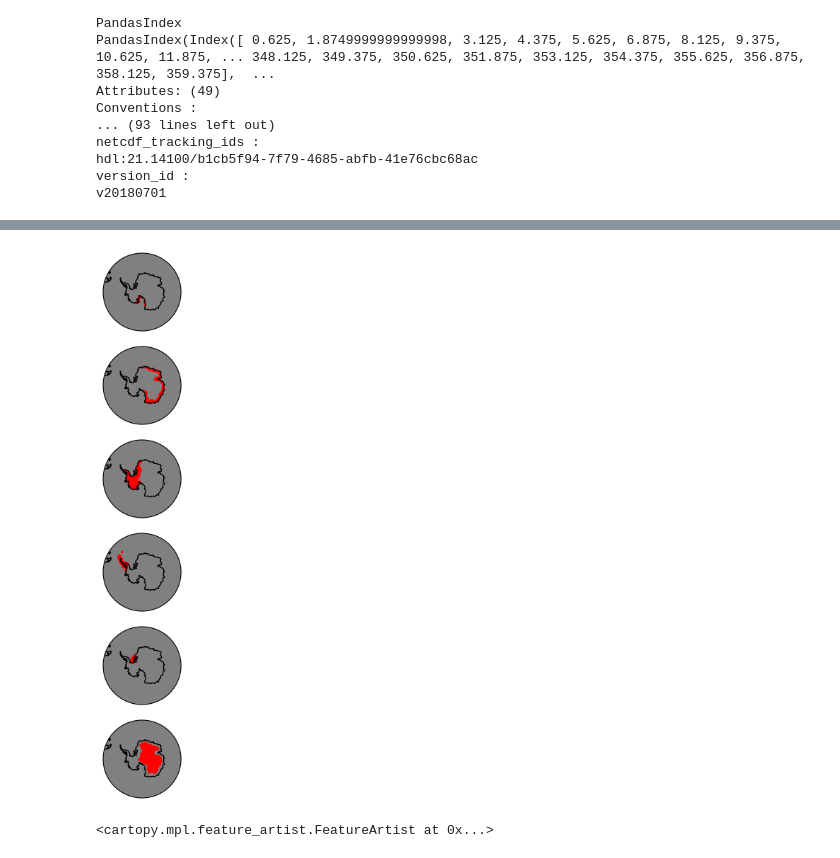
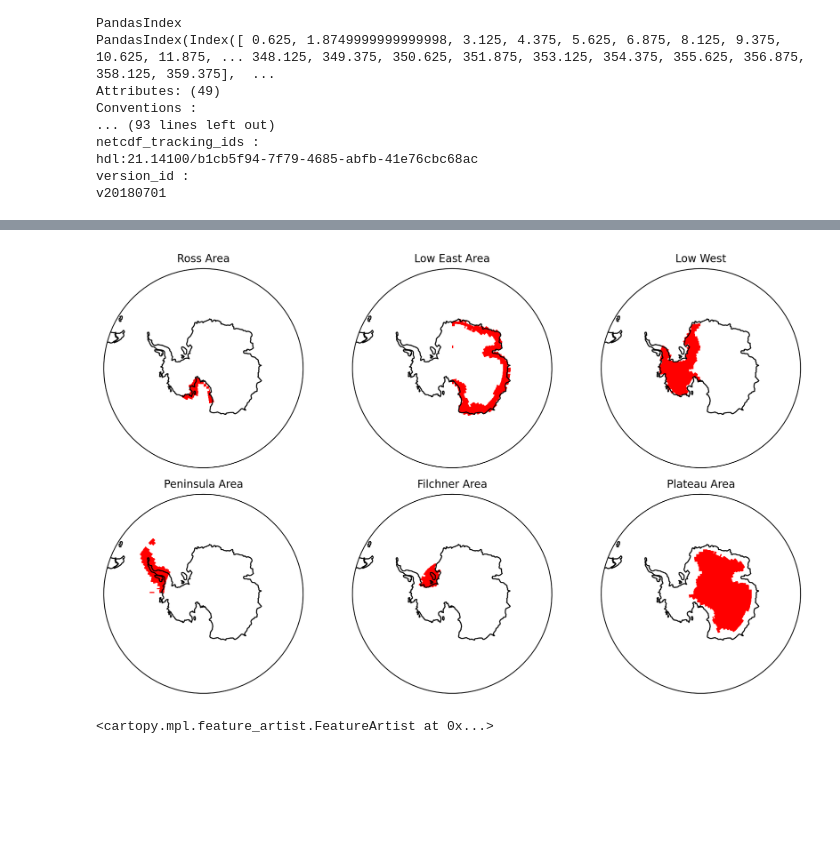
Before and after one commit to twass21/katabatic_winds, a Jupyter notebook: new mask code.ipynb, the cells around one changed output, grey strips where cells are left out. Drawn from its saved outputs; the diff is of its cells as text; code cells hidden in the pictures; blank space fills up the shorter version.

Commit message:
updated masks

```diff
--- a/new mask code.ipynb
+++ b/new mask code.ipynb
@@ -270,8 +299,9 @@ peninsula_ESM4 = ESM4_orog.sel(lat=slice(-74,-59)).sel(lon=slice(270,320))
 loweast_CM4 = CM4_orog.sel(lat=slice(-99,-59)).sel(lon=slice(0,180)).where(CM4_orog<=2250).where(CM4_orog>300)
 loweast_ESM4 = ESM4_orog.sel(lat=slice(-99,-59)).sel(lon=slice(0,180)).where(ESM4_orog<=2250).where(CM4_orog>300)
 
-lowwest_CM4 = CM4_orog.sel(lat=slice(-99,-59)).sel(lon=slice(180,360)).where(CM4_orog<=2250).where(CM4_orog>=300)
+lowwest_CM4 = CM4_orog.sel(lat=slice(-99,-72)).sel(lon=slice(180,360)).where(CM4_orog<=2250).where(CM4_orog>=300)
 lowwest_ESM4 = ESM4_orog.sel(lat=slice(-99,-59)).sel(lon=slice(180,360)).where(ESM4_orog<=2250).where(CM4_orog>=300)
+
 
 plateau_CM4 = CM4_orog.sel(lat=slice(-99,-59)).sel(lon=slice(0,360)).where(CM4_orog>=2250)
 plateau_ESM4 = ESM4_orog.sel(lat=slice(-99,-59)).sel(lon=slice(0,360)).where(ESM4_orog>=2250)
@@ -288,8 +318,8 @@ peninsula_ESM4_mask = (peninsula_ESM4 / peninsula_ESM4)
 loweast_CM4_mask = (loweast_CM4 / loweast_CM4)
 loweast_ESM4_mask = (loweast_ESM4 / loweast_ESM4)
 
-# test = peninsula_CM4_mask * 0
-lowwest_CM4_mask = (lowwest_CM4 /lowwest_CM4)
+#test = xr.zeros_like(peninsula_CM4_mask)
+lowwest_CM4_mask = ((lowwest_CM4) /lowwest_CM4)
 lowwest_ESM4_mask = (lowwest_ESM4 / lowwest_ESM4)
 
 plateau_CM4_mask = (plateau_CM4 / plateau_CM4)
@@ -307,11 +339,10 @@ plateau_ESM4_mask = (plateau_ESM4 / plateau_ESM4)
 
 # lowwest_CM4_mask.values
 # %%
-fig, ax = south_pole_map(cols=6, fig_size=(10,10),)
+fig, ax = south_pole_map(cols=3, rows=2,fig_size=(10,6))
 
 
-
-ross_CM4_mask.plot(ax=ax[0],
+ross_CM4_mask.plot(ax=ax[0,0],
               transform =ccrs.PlateCarree(),
               vmin=0,
               vmax=4000,
@@ -319,46 +350,97 @@ ross_CM4_mask.plot(ax=ax[0],
                # alpha= 0.5,
               cmap='r',add_colorbar=False, levels=60)
 
-loweast_CM4_mask.plot(ax=ax[1],
+loweast_CM4_mask.plot(ax=ax[0,1],
               transform =ccrs.PlateCarree(),
               vmin=0,
               vmax=4000,
               extend='both',
                # alpha=0.5,
               cmap='r', add_colorbar=False, levels=60)
-lowwest_CM4_mask.plot(ax=ax[2],
+lowwest_CM4_mask.plot(ax=ax[0,2],
                transform =ccrs.PlateCarree(),
                vmin=0,
                vmax=4000,
                extend='both',
                 # alpha= 0.2,
                cmap='r',add_colorbar=False, levels=60)
 
-peninsula_CM4_mask.plot(ax=ax[3],
+peninsula_CM4_mask.plot(ax=ax[1,0],
             transform =ccrs.PlateCarree(),
               vmin=0,
                vmax=4000,
                extend='both',
                 # alpha=0.5,
                cmap= 'r',add_colorbar=False, levels=60)
-filchner_CM4_mask.plot(ax=ax[4],
+filchner_CM4_mask.plot(ax=ax[1,1],
               transform =ccrs.PlateCarree(),
               vmin=0,
               vmax=4000,
               extend='both',
               cmap='r',add_colorbar=False, levels=60)
-plateau_CM4_mask.plot(ax=ax[5],
+plateau_CM4_mask.plot(ax=ax[1,2],
               transform =ccrs.PlateCarree(),
               vmin=0,
               vmax=4000,
               extend='both',
                # alpha=0.5,
               cmap='r',add_colorbar=False, levels=60)
+# ross_CM4_mask.plot(ax=ax[1,4],
+#                transform =ccrs.PlateCarree(),
+#                extend='both',
+#                cmap="Oranges", add_colorbar=False)
 
-for i in range(6):
-    ax[i].coastlines()
+# loweast_CM4_mask.plot(ax=ax[1,4],
+#                transform =ccrs.PlateCarree(),
+#                extend='both',
+#                cmap="PuRd", add_colorbar=False)
+
+
+# lowwest_CM4_mask.plot(ax=ax[1,4],
+#                transform =ccrs.PlateCarree(),
+#                extend='both',
+#                cmap="Blues", add_colorbar=False)
+
+# peninsula_CM4_mask.plot(ax=ax[1,4],
+#                transform =ccrs.PlateCarree(),
+#                extend='both',
+#                cmap="Greys", add_colorbar=False)
+
+# filchner_CM4_mask.plot(ax=ax[1,4],
+#                transform =ccrs.PlateCarree(),
+#                extend='both',
+#                cmap="Reds", add_colorbar=False)
+
+# plateau_CM4_mask.plot(ax=ax[1,4],
+#                transform =ccrs.PlateCarree(),
+#                extend='both',
+#                cmap="Greens", add_colorbar=False)
+
+
+# ax[0].set_title('Ross Region')
+# ax[1].set_title('Low East Region')
+# ax[2].set_title('Low West Region')
+# ax[3].set_title('Peninsula Region')
+# ax[4].set_title('Filchner Region')
+# ax[5].set_title('Plateau Region')
+# ax[6].set_title('All Regions Plotted')
+
+ax[0,0].coastlines()
+ax[0,1].coastlines()
+ax[0,2].coastlines()
+ax[1,0].coastlines()
+ax[1,1].coastlines()
+ax[1,2].coastlines()
+
+ax[0,0].set_title('Ross Area',size=10)
+ax[0,1].set_title('Low East Area',size=10)
+ax[0,2].set_title('Low West',size=10)
+ax[1,0].set_title('Peninsula Area',size=10)
+ax[1,1].set_title('Filchner Area',size=10)
+ax[1,2].set_title('Plateau Area',size=10)
+plt.tight_layout()
 # %% [output]
-[figure, old version]
+[figure, new version]
 # %%
 new_CM4_mask_antarctica= xr.Dataset()
 new_ESM4_mask_antarctica=xr.Dataset()
```
Also changed, not shown: parts of 3 cells of this notebook.
